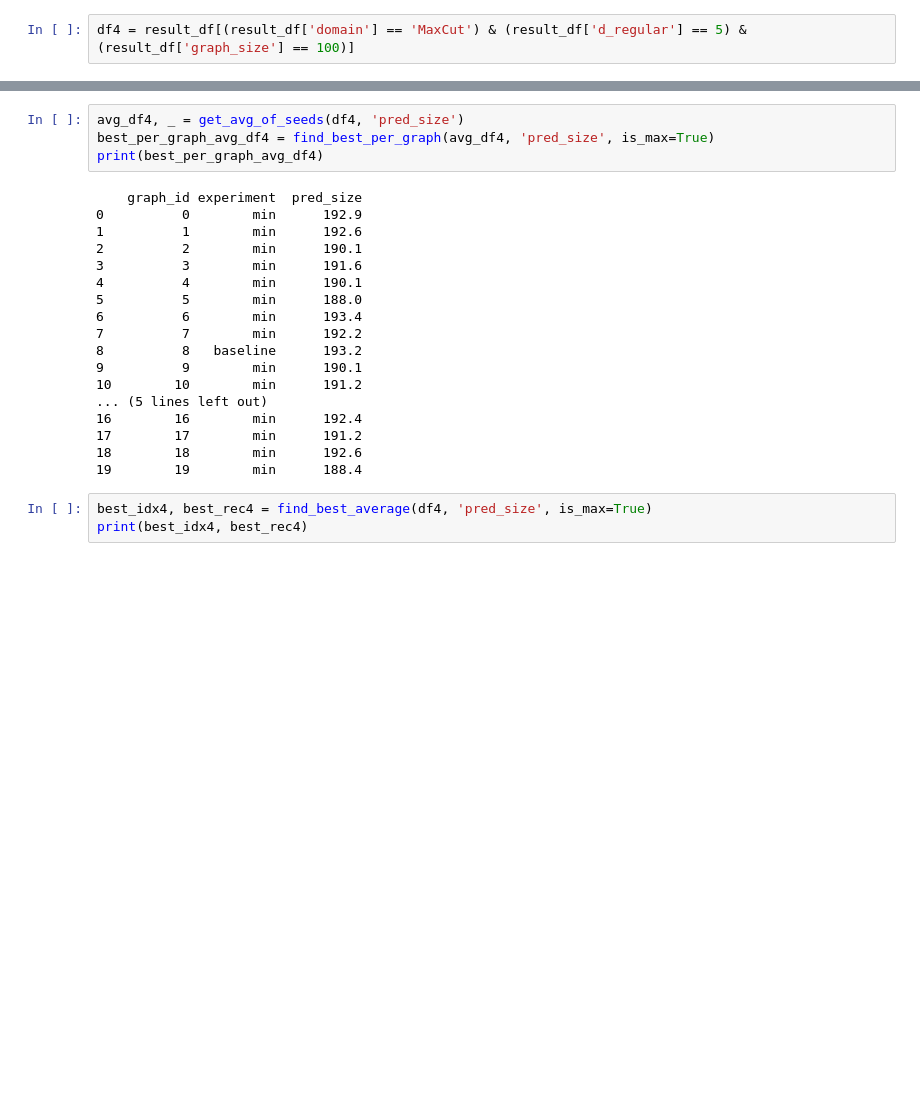
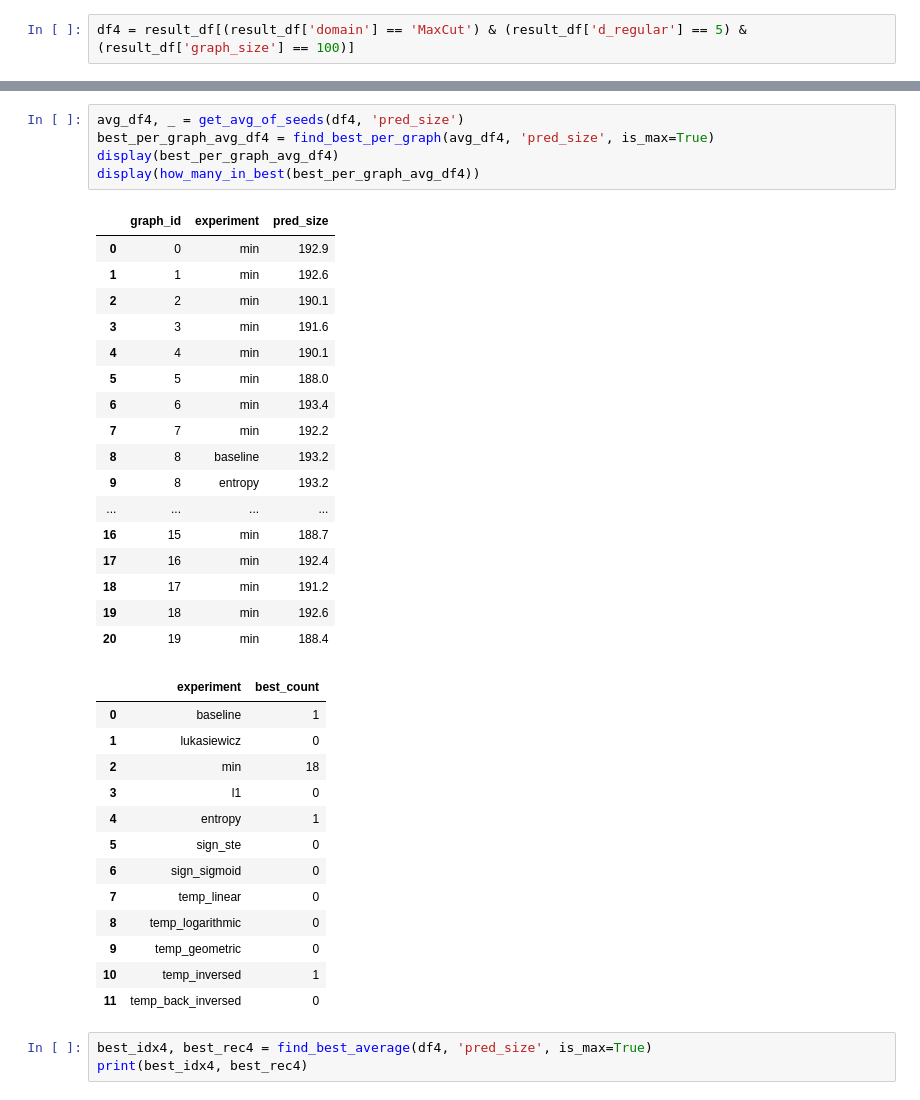
Before and after one commit to martin-krutsky/gnn-comb-opt, a Jupyter notebook: evaulate.ipynb, the cells around one changed output, grey strips where cells are left out. Cells and saved outputs as stored; diff of their text form; blank space fills up the shorter version.

```diff
--- a/evaulate.ipynb
+++ b/evaulate.ipynb
@@ -306,25 +357,39 @@ print(best_per_graph_df4)
 # %%
 avg_df4, _ = get_avg_of_seeds(df4, 'pred_size')
 best_per_graph_avg_df4 = find_best_per_graph(avg_df4, 'pred_size', is_max=True)
-print(best_per_graph_avg_df4)
+display(best_per_graph_avg_df4)
+display(how_many_in_best(best_per_graph_avg_df4))
 # %% [output]
-    graph_id experiment  pred_size
-0          0        min      192.9
-1          1        min      192.6
-2          2        min      190.1
-3          3        min      191.6
-4          4        min      190.1
-5          5        min      188.0
-6          6        min      193.4
-7          7        min      192.2
-8          8   baseline      193.2
-9          9        min      190.1
-10        10        min      191.2
-... (5 lines left out)
-16        16        min      192.4
-17        17        min      191.2
-18        18        min      192.6
-19        19        min      188.4
+|  | graph_id | experiment | pred_size |
+| 0 | 0 | min | 192.9 |
+| 1 | 1 | min | 192.6 |
+| 2 | 2 | min | 190.1 |
+| 3 | 3 | min | 191.6 |
+| 4 | 4 | min | 190.1 |
+| 5 | 5 | min | 188.0 |
+| 6 | 6 | min | 193.4 |
+| 7 | 7 | min | 192.2 |
+| 8 | 8 | baseline | 193.2 |
+| 9 | 8 | entropy | 193.2 |
+| ... | ... | ... | ... |
+| 16 | 15 | min | 188.7 |
+| 17 | 16 | min | 192.4 |
+| 18 | 17 | min | 191.2 |
+| 19 | 18 | min | 192.6 |
+| 20 | 19 | min | 188.4 |
+|  | experiment | best_count |
+| 0 | baseline | 1 |
+| 1 | lukasiewicz | 0 |
+| 2 | min | 18 |
+| 3 | l1 | 0 |
+| 4 | entropy | 1 |
+| 5 | sign_ste | 0 |
+| 6 | sign_sigmoid | 0 |
+| 7 | temp_linear | 0 |
+| 8 | temp_logarithmic | 0 |
+| 9 | temp_geometric | 0 |
+| 10 | temp_inversed | 1 |
+| 11 | temp_back_inversed | 0 |
 # %%
 best_idx4, best_rec4 = find_best_average(df4, 'pred_size', is_max=True)
 print(best_idx4, best_rec4)
```
Also changed, not shown: parts of 17 cells of this notebook, 1 other file.
